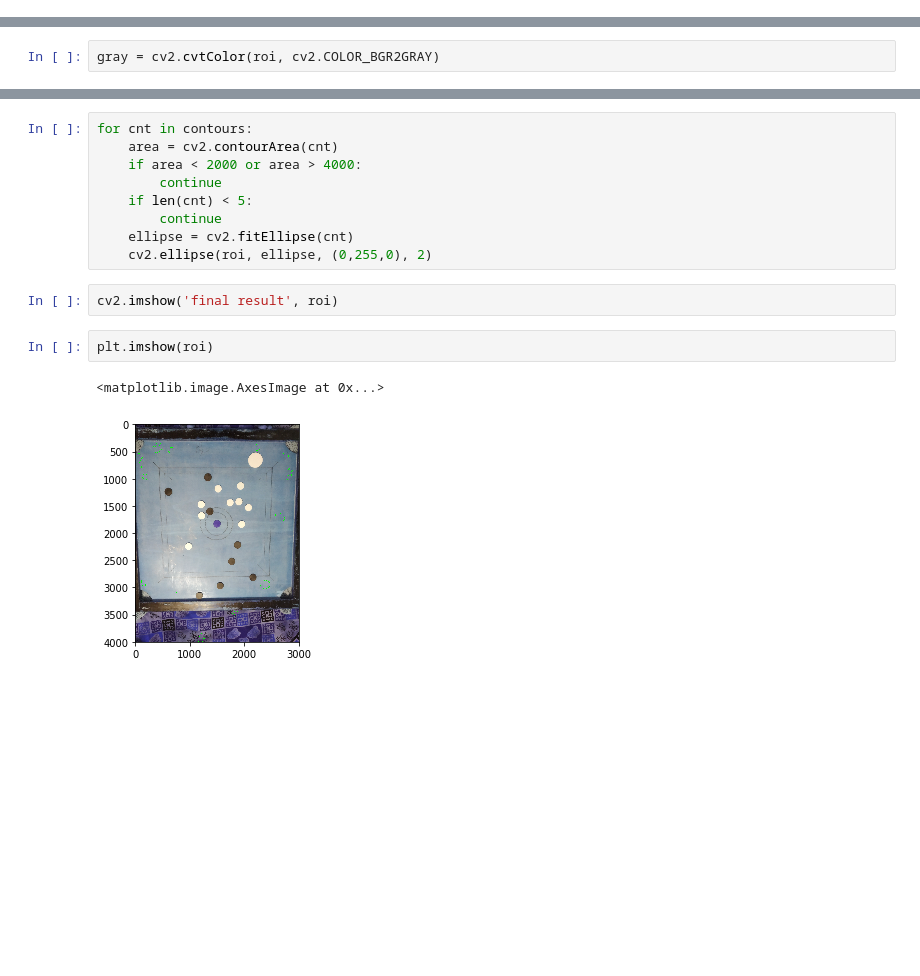
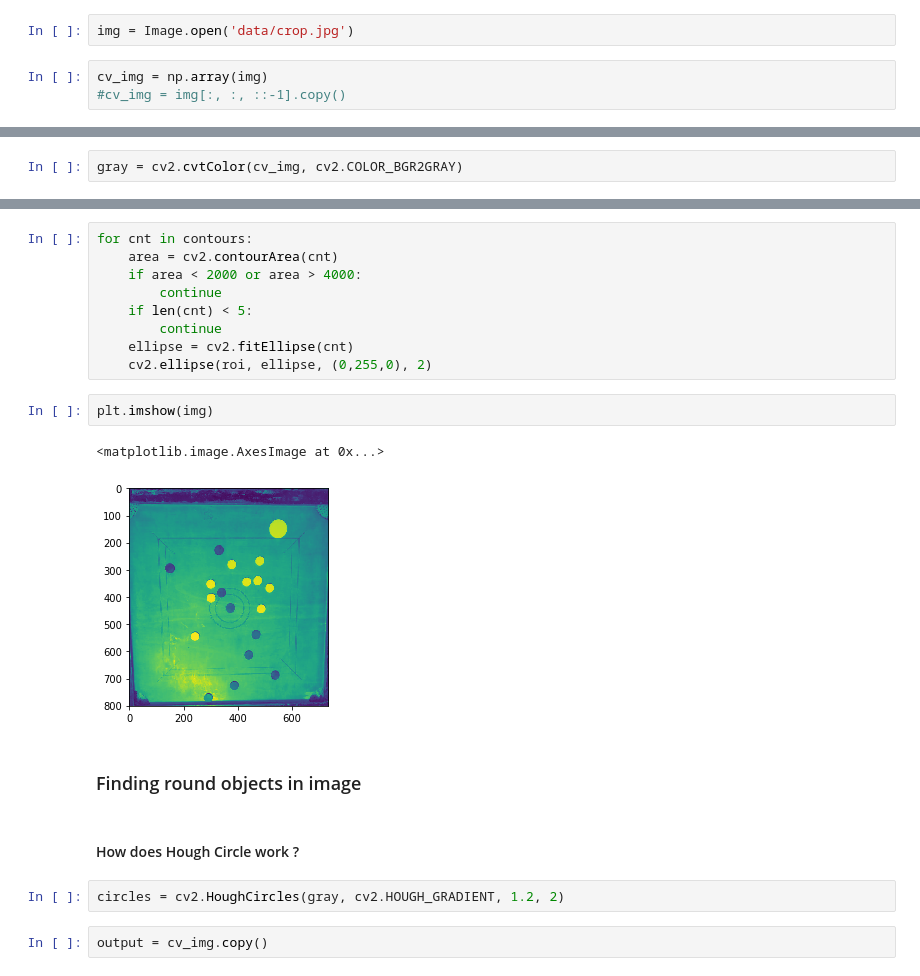
Before and after one commit to tanmay1618/carrom_board_image_segmentation, a Jupyter notebook: Segmenation.ipynb, the cells around one changed output, grey strips where cells are left out. Drawn from its saved outputs; the diff is of its cells as text; blank space fills up the shorter version.

```diff
--- a/Segmenation.ipynb
+++ b/Segmenation.ipynb
@@ -7,0 +69,5 @@ roi = cv2.imread('data/IMG_20191019_142201.jpg')
+# %%
+img = Image.open('data/crop.jpg')
+# %%
+cv_img = np.array(img)
+#cv_img = img[:, :, ::-1].copy()
@@ -8 +87,3 @@ roi = cv2.imread('data/IMG_20191019_142201.jpg')
+# %%
+gray = cv2.cvtColor(cv_img, cv2.COLOR_BGR2GRAY)
 # %%
@@ -15,2 +93,0 @@ cv2.imshow('image', roi)
-# %%
-gray = cv2.cvtColor(roi, cv2.COLOR_BGR2GRAY)
@@ -70,10 +220,16 @@ for cnt in contours:
         continue
     ellipse = cv2.fitEllipse(cnt)
     cv2.ellipse(roi, ellipse, (0,255,0), 2)
-# %%
-cv2.imshow('final result', roi)
 # %%
-plt.imshow(roi)
+plt.imshow(img)
 # %% [output]
 <matplotlib.image.AxesImage at 0x...>
-[figure, old version]
+[figure, new version]
+# %% [markdown]
+### Finding round objects in image
+# %% [markdown]
+#### How does Hough Circle work ?
+# %%
+circles = cv2.HoughCircles(gray, cv2.HOUGH_GRADIENT, 1.2, 2)
+# %%
+output = cv_img.copy()
```
Also changed, not shown: parts of 132 cells of this notebook, 5 other files.
